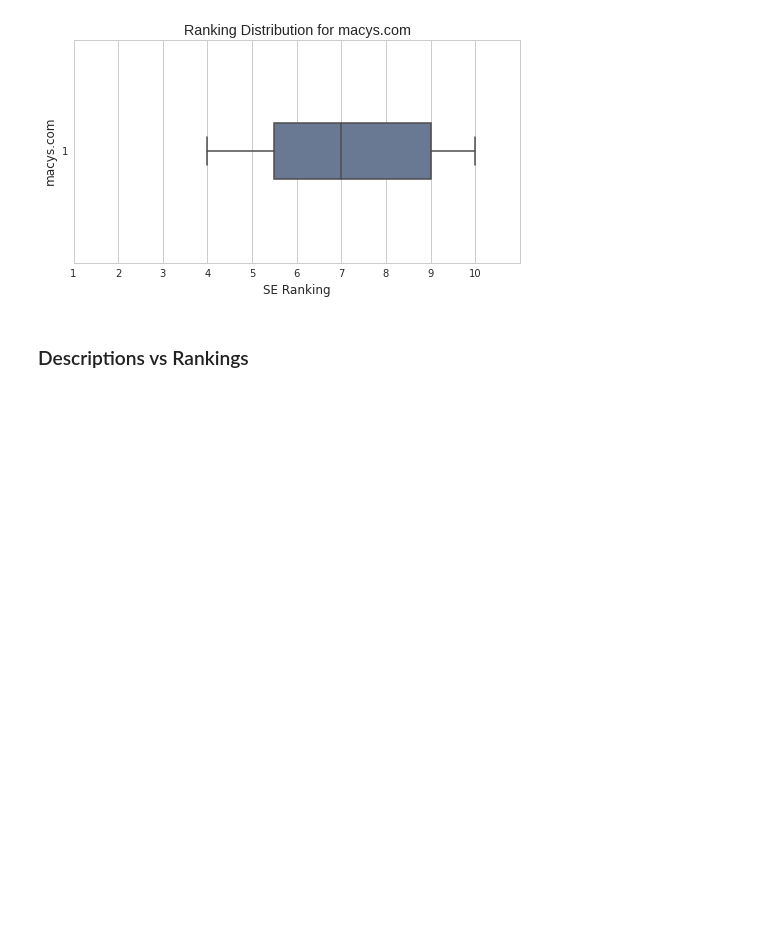
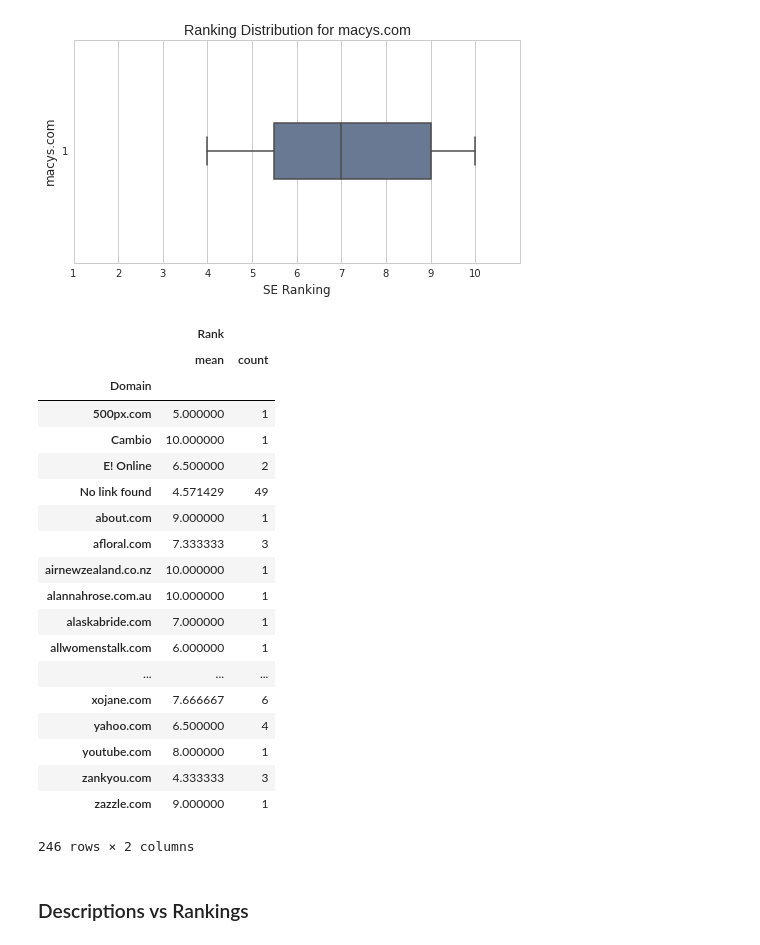
Before and after one commit to kevin11h/macys, a Jupyter notebook: Wedding Keyword SEO.ipynb, the cells around one changed output. Saved outputs shown, nothing was run; the diff lists cells and outputs as text; code cells hidden in the pictures; blank space fills up the shorter version.

```diff
--- a/Wedding Keyword SEO.ipynb
+++ b/Wedding Keyword SEO.ipynb
@@ -178,6 +178,30 @@ ax.set_xlabel("SE Ranking")
 # %% [output]
 <matplotlib.text.Text at 0x...>
 [figure]
+# %%
+rank_df = wedding_df[['Domain', 'Rank']].groupby('Domain').agg(['mean', 'count'])
+rank_df
+# %% [output]
+|  | Rank |  |
+|  | mean | count |
+| Domain |  |  |
+| 500px.com | 5.000000 | 1 |
+| Cambio | 10.000000 | 1 |
+| E! Online | 6.500000 | 2 |
+| No link found | 4.571429 | 49 |
+| about.com | 9.000000 | 1 |
+| afloral.com | 7.333333 | 3 |
+| airnewzealand.co.nz | 10.000000 | 1 |
+| alannahrose.com.au | 10.000000 | 1 |
+| alaskabride.com | 7.000000 | 1 |
+| allwomenstalk.com | 6.000000 | 1 |
+| ... | ... | ... |
+| xojane.com | 7.666667 | 6 |
+| yahoo.com | 6.500000 | 4 |
+| youtube.com | 8.000000 | 1 |
+| zankyou.com | 4.333333 | 3 |
+| zazzle.com | 9.000000 | 1 |
+246 rows × 2 columns
 # %% [markdown]
 ### Descriptions vs Rankings
 # %%
```
Also changed, not shown: parts of 15 cells of this notebook.
